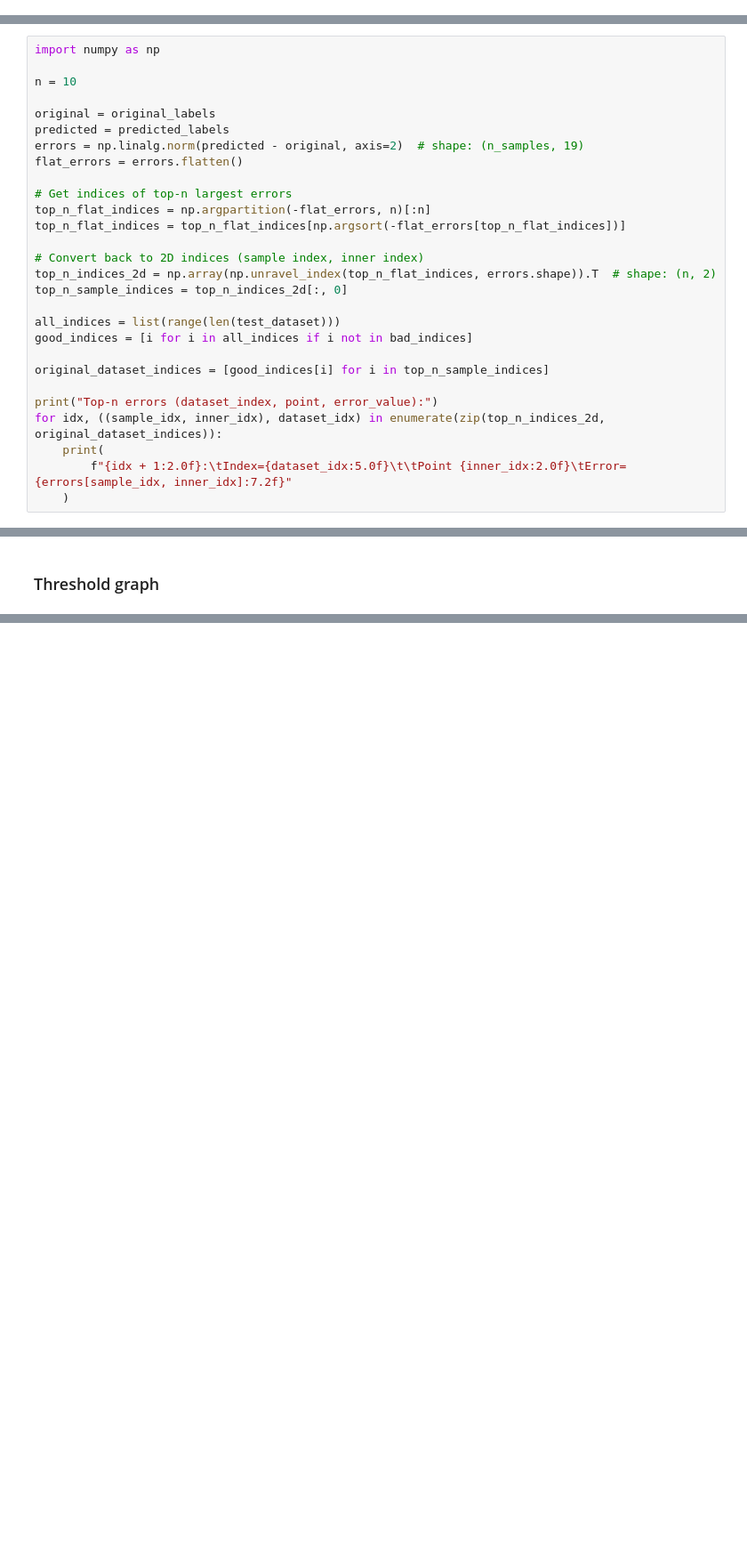
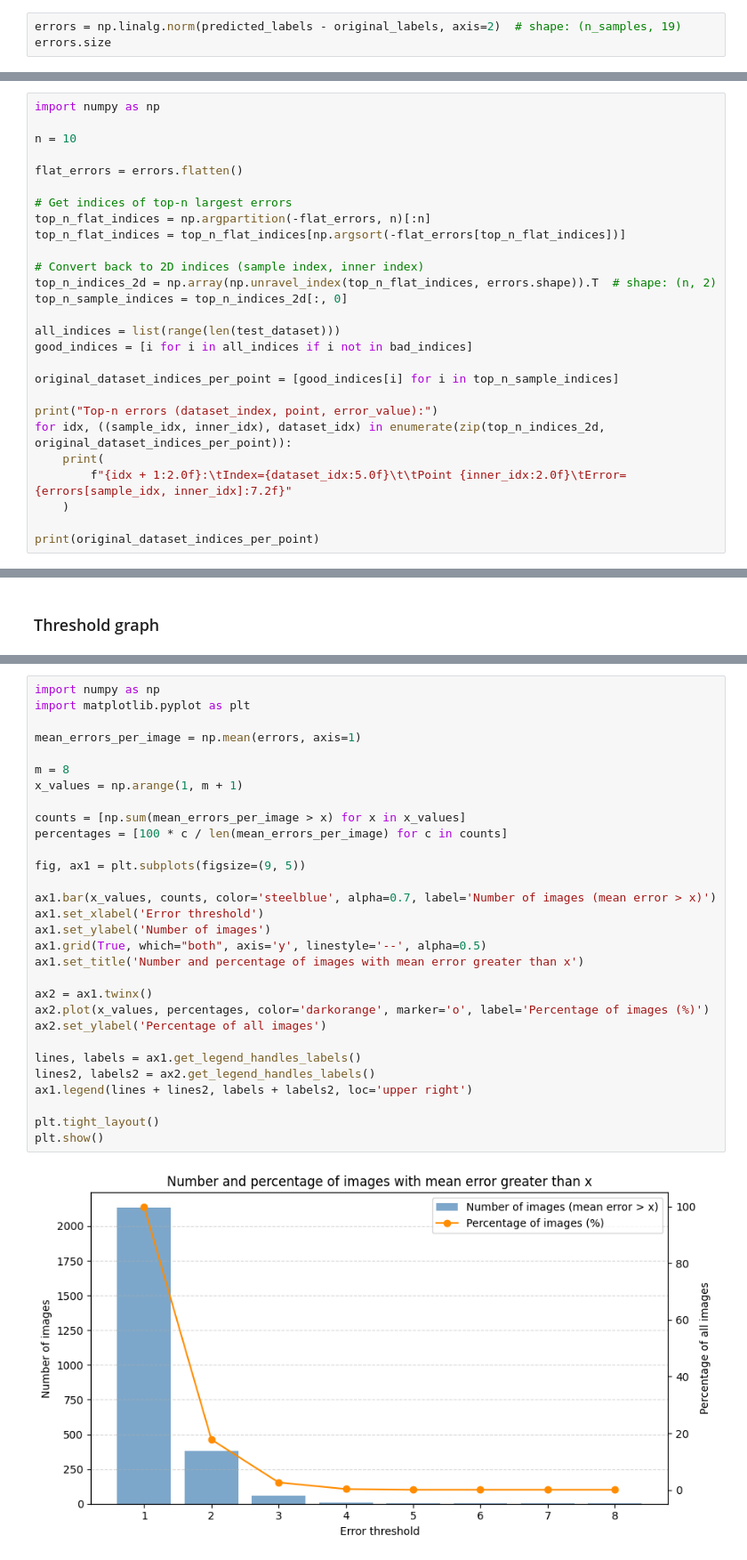
Before and after one commit to mkrajew/bees, a Jupyter notebook: notebooks/10_GPA_statistics.ipynb, the cells around one changed output, grey strips where cells are left out. Shown at 89% size. Drawn from its saved outputs; the diff is of its cells as text; blank space fills up the shorter version.

```diff
--- a/notebooks/10_GPA_statistics.ipynb
+++ b/notebooks/10_GPA_statistics.ipynb
@@ -94,3 +94,6 @@ original_labels.shape = (2135, 19, 2)
 predicted_labels.shape = (2135, 19, 2)
 # %% [markdown]
 # Calculate Statistics
+# %%
+errors = np.linalg.norm(predicted_labels - original_labels, axis=2)  # shape: (n_samples, 19)
+errors.size
@@ -101,9 +186,6 @@ import numpy as np
 
 n = 10
 
-original = original_labels
-predicted = predicted_labels
-errors = np.linalg.norm(predicted - original, axis=2)  # shape: (n_samples, 19)
 flat_errors = errors.flatten()
 
 # Get indices of top-n largest errors
@@ -117,13 +199,15 @@ top_n_sample_indices = top_n_indices_2d[:, 0]
 all_indices = list(range(len(test_dataset)))
 good_indices = [i for i in all_indices if i not in bad_indices]
 
-original_dataset_indices = [good_indices[i] for i in top_n_sample_indices]
+original_dataset_indices_per_point = [good_indices[i] for i in top_n_sample_indices]
 
 print("Top-n errors (dataset_index, point, error_value):")
-for idx, ((sample_idx, inner_idx), dataset_idx) in enumerate(zip(top_n_indices_2d, original_dataset_indices)):
+for idx, ((sample_idx, inner_idx), dataset_idx) in enumerate(zip(top_n_indices_2d, original_dataset_indices_per_point)):
     print(
         f"{idx + 1:2.0f}:\tIndex={dataset_idx:5.0f}\t\tPoint {inner_idx:2.0f}\tError={errors[sample_idx, inner_idx]:7.2f}"
     )
+
+print(original_dataset_indices_per_point)
 # %% [output]
 Top-n errors (dataset_index, point, error_value):
  1:     Index=  522             Point  2        Error= 165.78
@@ -192,0 +313,32 @@ plt.show()
+# %%
+import numpy as np
+import matplotlib.pyplot as plt
+
+mean_errors_per_image = np.mean(errors, axis=1)
+
+m = 8
+x_values = np.arange(1, m + 1)
+
+counts = [np.sum(mean_errors_per_image > x) for x in x_values]
+percentages = [100 * c / len(mean_errors_per_image) for c in counts]
+
+fig, ax1 = plt.subplots(figsize=(9, 5))
+
+ax1.bar(x_values, counts, color='steelblue', alpha=0.7, label='Number of images (mean error > x)')
+ax1.set_xlabel('Error threshold')
+ax1.set_ylabel('Number of images')
+ax1.grid(True, which="both", axis='y', linestyle='--', alpha=0.5)
+ax1.set_title('Number and percentage of images with mean error greater than x')
+
+ax2 = ax1.twinx()
+ax2.plot(x_values, percentages, color='darkorange', marker='o', label='Percentage of images (%)')
+ax2.set_ylabel('Percentage of all images')
+
+lines, labels = ax1.get_legend_handles_labels()
+lines2, labels2 = ax2.get_legend_handles_labels()
+ax1.legend(lines + lines2, labels + labels2, loc='upper right')
+
+plt.tight_layout()
+plt.show()
+# %% [output]
+[figure, added]
```
Also changed, not shown: parts of 18 cells of this notebook.
